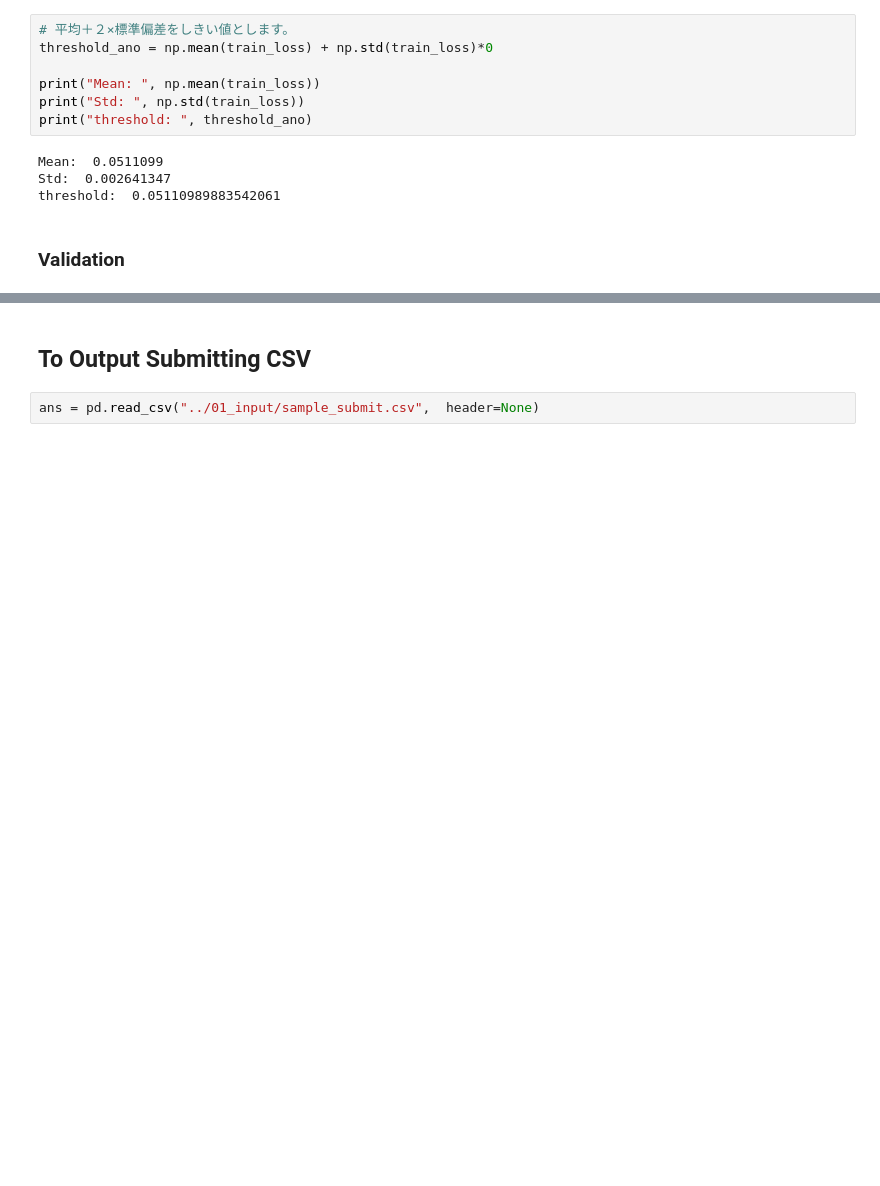
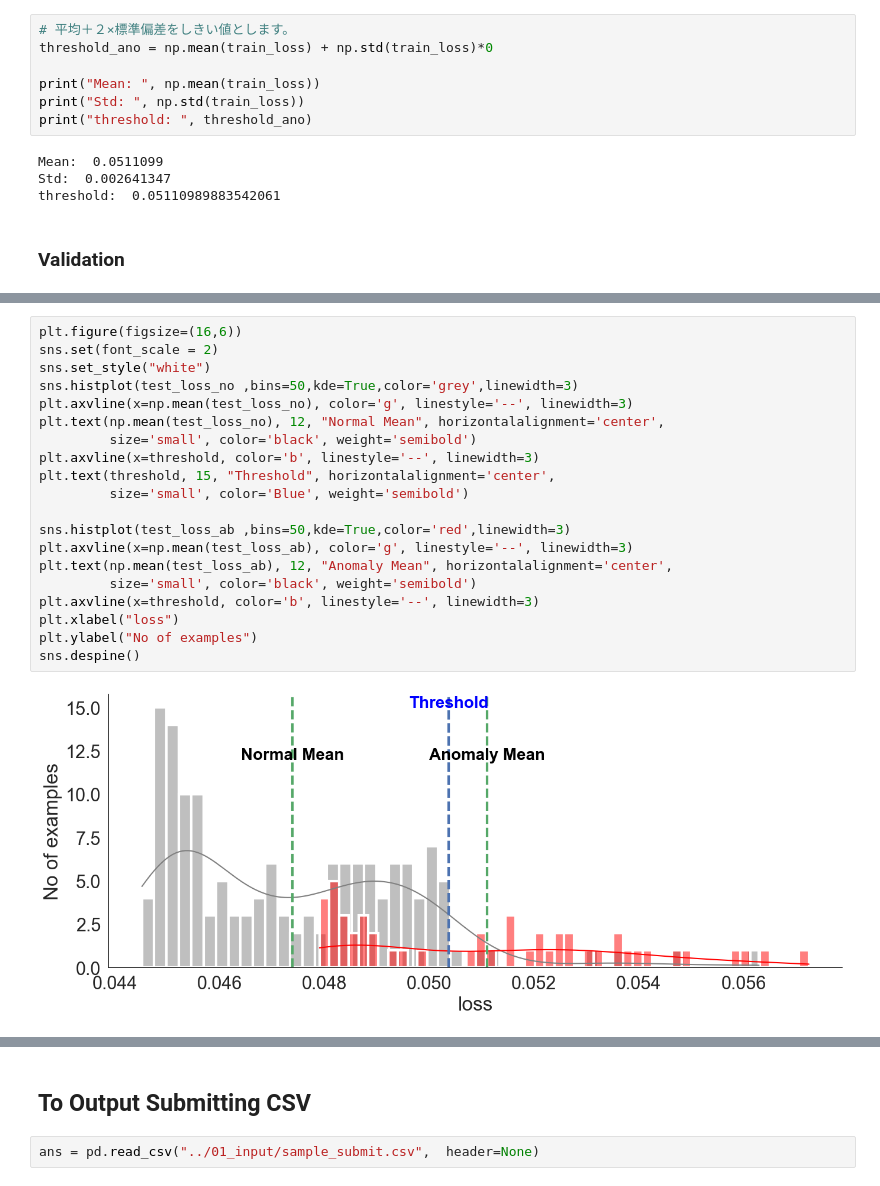
Before and after one commit to Mr-Kondo/_Inbox, a Jupyter notebook: Anomaly_Sound_Detection_AE_WAV.ipynb, the cells around one changed output, grey strips where cells are left out. Saved outputs shown, nothing was run; the diff lists cells and outputs as text; blank space fills up the shorter version.

```diff
--- a/Anomaly_Sound_Detection_AE_WAV.ipynb
+++ b/Anomaly_Sound_Detection_AE_WAV.ipynb
@@ -753,3 +753,25 @@ plt.show()
 2/2 [==============================] - 0s 8ms/step
 [figure]
+# %%
+plt.figure(figsize=(16,6))
+sns.set(font_scale = 2)
+sns.set_style("white")
+sns.histplot(test_loss_no ,bins=50,kde=True,color='grey',linewidth=3)
+plt.axvline(x=np.mean(test_loss_no), color='g', linestyle='--', linewidth=3)
+plt.text(np.mean(test_loss_no), 12, "Normal Mean", horizontalalignment='center',
+         size='small', color='black', weight='semibold')
+plt.axvline(x=threshold, color='b', linestyle='--', linewidth=3)
+plt.text(threshold, 15, "Threshold", horizontalalignment='center',
+         size='small', color='Blue', weight='semibold')
+
+sns.histplot(test_loss_ab ,bins=50,kde=True,color='red',linewidth=3)
+plt.axvline(x=np.mean(test_loss_ab), color='g', linestyle='--', linewidth=3)
+plt.text(np.mean(test_loss_ab), 12, "Anomaly Mean", horizontalalignment='center',
+         size='small', color='black', weight='semibold')
+plt.axvline(x=threshold, color='b', linestyle='--', linewidth=3)
+plt.xlabel("loss")
+plt.ylabel("No of examples")
+sns.despine()
+# %% [output]
+[figure, added]
 # %%
```
Also changed, not shown: parts of 10 cells of this notebook.
